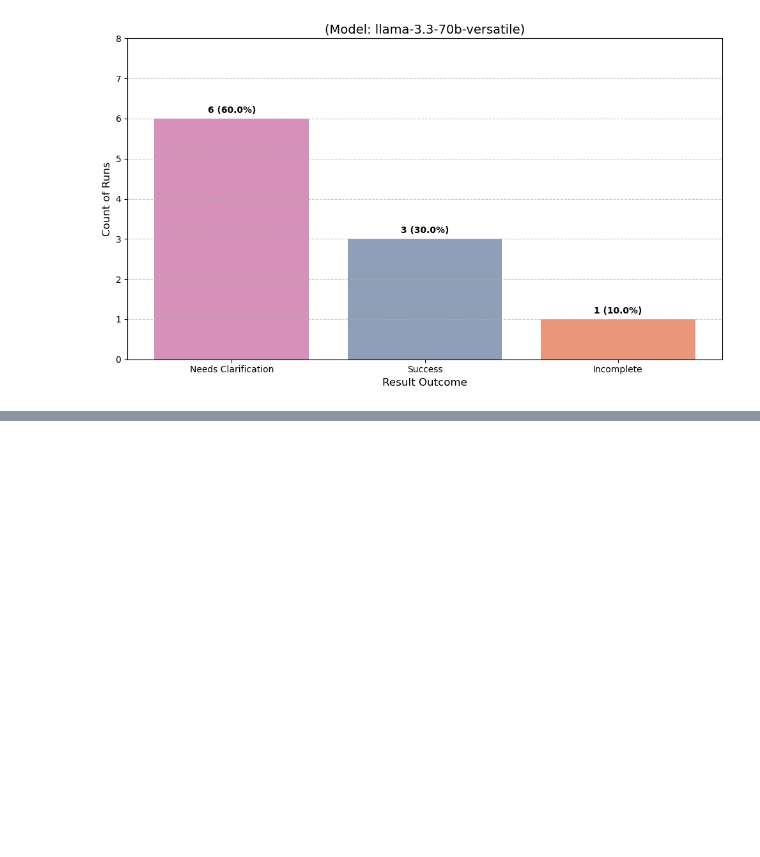
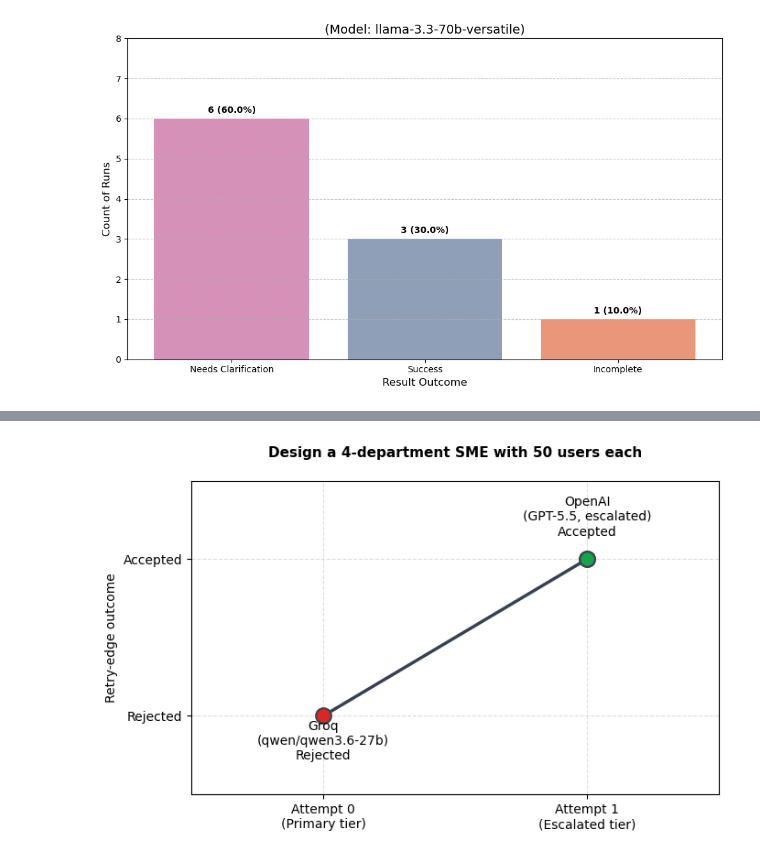
Before and after one commit to Abdisamad001/TopoScribe-AI, a Jupyter notebook: backend/data/scenario-analysis.ipynb, the cells around one changed output, grey strips where cells are left out. Cells and saved outputs as stored; diff of their text form; code cells hidden in the pictures; blank space fills up the shorter version.

Commit message:
Scenario-4 Visualized

```diff
--- a/backend/data/scenario-analysis.ipynb
+++ b/backend/data/scenario-analysis.ipynb
@@ -122,0 +131,38 @@ plt.show()
+# %%
+
+# Data from scenario_runs_part2.csv, Run 38
+attempts = [0, 1]
+outcome = [0, 1]  # 0 = Rejected, 1 = Accepted
+models = ["Groq\n(qwen/qwen3.6-27b)", "OpenAI\n(GPT-5.5, escalated)"]
+
+fig, ax = plt.subplots(figsize=(7, 4.5))
+
+ax.plot(attempts, outcome, marker='o', markersize=12, linewidth=2.5,
+        color='#374151', markerfacecolor='#DC2626', markeredgecolor='#374151',
+        markeredgewidth=1.5, zorder=3)
+
+ax.plot(1, 1, marker='o', markersize=12, color='#16A34A',
+        markeredgecolor='#374151', markeredgewidth=1.5, zorder=4)
+
+ax.annotate(f"{models[0]}\nRejected", xy=(0, 0), xytext=(0, -0.28),
+            ha='center', fontsize=10)
+ax.annotate(f"{models[1]}\nAccepted", xy=(1, 1), xytext=(1, 1.15),
+            ha='center', fontsize=10)
+
+ax.set_xticks([0, 1])
+ax.set_xticklabels(["Attempt 0\n(Primary tier)", "Attempt 1\n(Escalated tier)"], fontsize=10)
+ax.set_yticks([0, 1])
+ax.set_yticklabels(["Rejected", "Accepted"], fontsize=10)
+ax.set_xlim(-0.5, 1.5)
+ax.set_ylim(-0.5, 1.5)
+
+ax.set_ylabel("Retry-edge outcome", fontsize=10)
+ax.grid(True, linestyle='--', alpha=0.4)
+
+ax.set_title("Design a 4-department SME with 50 users each\n",
+              fontsize=11, weight='bold')
+
+plt.tight_layout()
+plt.show()
+# %% [output]
+[figure, added]
```
Also changed, not shown: parts of 2 cells of this notebook, 1 other file.
